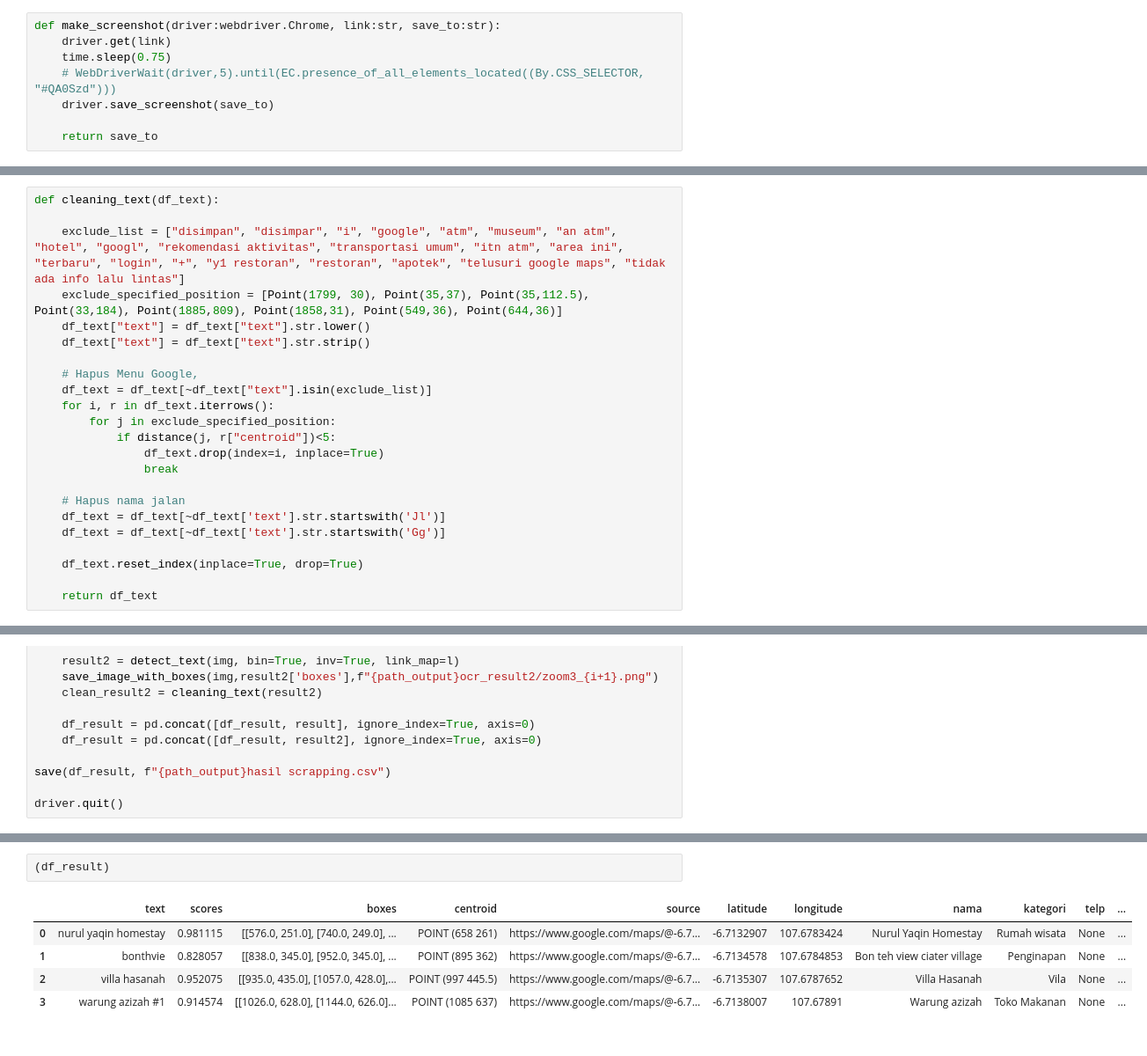
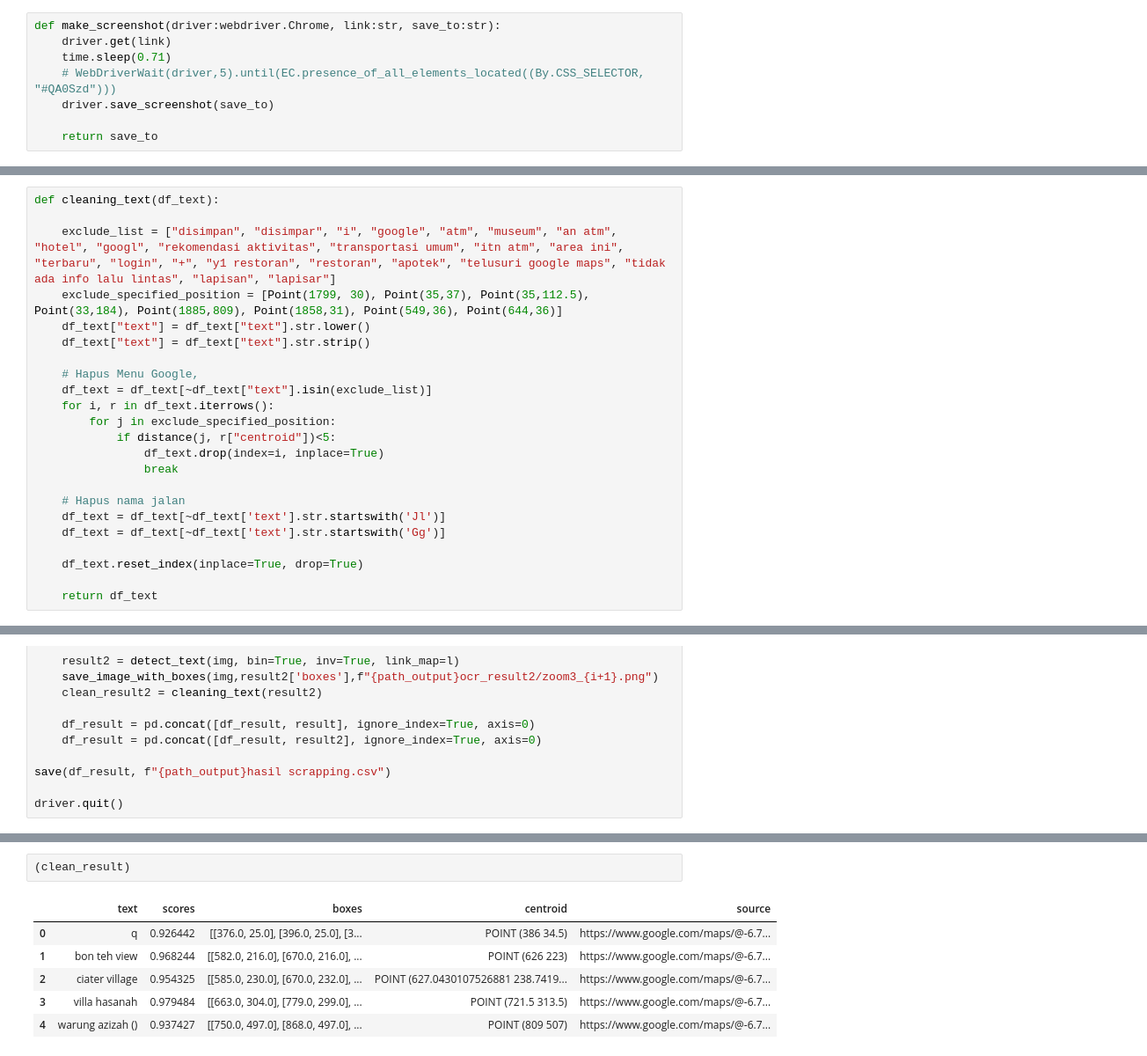
Before and after one commit to dwippu/Replikasi-Projek_SNAPWangi, a Jupyter notebook: code.ipynb, the cells around one changed output, grey strips where cells are left out. Shown: that part at 88% size. Saved outputs shown, nothing was run; the diff lists cells and outputs as text.

```diff
--- a/code.ipynb
+++ b/code.ipynb
@@ -132,7 +134,7 @@ def get_gmaps_link(lat, long, zoom_level):
 # %%
 def make_screenshot(driver:webdriver.Chrome, link:str, save_to:str):
     driver.get(link)
-    time.sleep(0.75)
+    time.sleep(0.71)
     # WebDriverWait(driver,5).until(EC.presence_of_all_elements_located((By.CSS_SELECTOR, "#QA0Szd")))
     driver.save_screenshot(save_to)
 
@@ -186,7 +188,7 @@ def save_image_with_boxes(image_path, boxes, save_to:str):
 # %%
 def cleaning_text(df_text):
 
-    exclude_list = ["disimpan", "disimpar", "i", "google", "atm", "museum", "an atm", "hotel", "googl", "rekomendasi aktivitas", "transportasi umum", "itn atm", "area ini", "terbaru", "login", "+", "y1 restoran", "restoran", "apotek", "telusuri google maps", "tidak ada info lalu lintas"]
+    exclude_list = ["disimpan", "disimpar", "i", "google", "atm", "museum", "an atm", "hotel", "googl", "rekomendasi aktivitas", "transportasi umum", "itn atm", "area ini", "terbaru", "login", "+", "y1 restoran", "restoran", "apotek", "telusuri google maps", "tidak ada info lalu lintas", "lapisan", "lapisar"]
     exclude_specified_position = [Point(1799, 30), Point(35,37), Point(35,112.5), Point(33,184), Point(1885,809), Point(1858,31), Point(549,36), Point(644,36)]
     df_text["text"] = df_text["text"].str.lower()
     df_text["text"] = df_text["text"].str.strip()
@@ -390,8 +391,9 @@ driver.quit()
 # %%
-(df_result)
+(clean_result)
 # %% [output]
-|  | text | scores | boxes | centroid | source | latitude | longitude | nama | kategori | telp | ... |
-| 0 | nurul yaqin homestay | 0.981115 | [[576.0, 251.0], [740.0, 249.0], ... | POINT (658 261) | https://www.google.com/maps/@-6.7... | -6.7132907 | 107.6783424 | Nurul Yaqin Homestay | Rumah wisata | None | ... |
-| 1 | bonthvie | 0.828057 | [[838.0, 345.0], [952.0, 345.0], ... | POINT (895 362) | https://www.google.com/maps/@-6.7... | -6.7134578 | 107.6784853 | Bon teh view ciater village | Penginapan | None | ... |
-| 2 | villa hasanah | 0.952075 | [[935.0, 435.0], [1057.0, 428.0],... | POINT (997 445.5) | https://www.google.com/maps/@-6.7... | -6.7135307 | 107.6787652 | Villa Hasanah | Vila | None | ... |
-| 3 | warung azizah #1 | 0.914574 | [[1026.0, 628.0], [1144.0, 626.0]... | POINT (1085 637) | https://www.google.com/maps/@-6.7... | -6.7138007 | 107.67891 | Warung azizah | Toko Makanan | None | ... |
+|  | text | scores | boxes | centroid | source |
+| 0 | q | 0.926442 | [[376.0, 25.0], [396.0, 25.0], [3... | POINT (386 34.5) | https://www.google.com/maps/@-6.7... |
+| 1 | bon teh view | 0.968244 | [[582.0, 216.0], [670.0, 216.0], ... | POINT (626 223) | https://www.google.com/maps/@-6.7... |
+| 2 | ciater village | 0.954325 | [[585.0, 230.0], [670.0, 232.0], ... | POINT (627.0430107526881 238.7419... | https://www.google.com/maps/@-6.7... |
+| 3 | villa hasanah | 0.979484 | [[663.0, 304.0], [779.0, 299.0], ... | POINT (721.5 313.5) | https://www.google.com/maps/@-6.7... |
+| 4 | warung azizah () | 0.937427 | [[750.0, 497.0], [868.0, 497.0], ... | POINT (809 507) | https://www.google.com/maps/@-6.7... |
```
Also changed, not shown: parts of 5 cells of this notebook, 2 other files.
